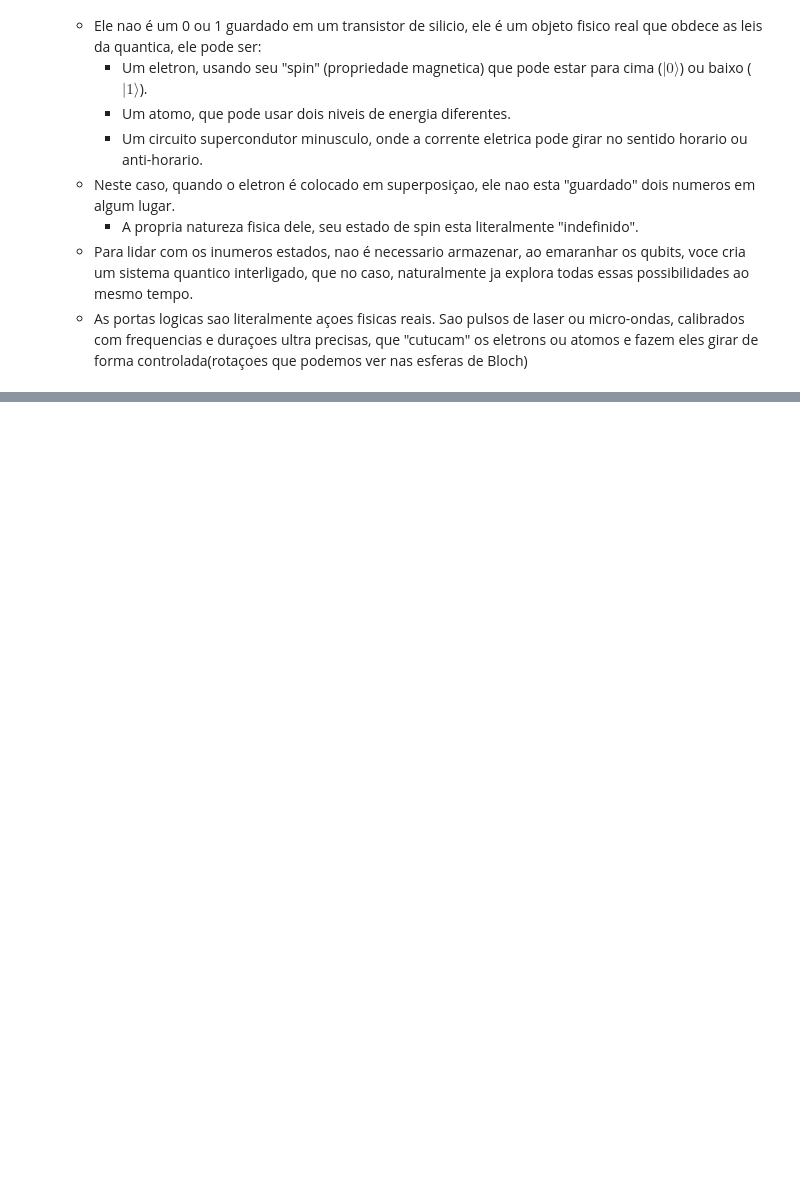
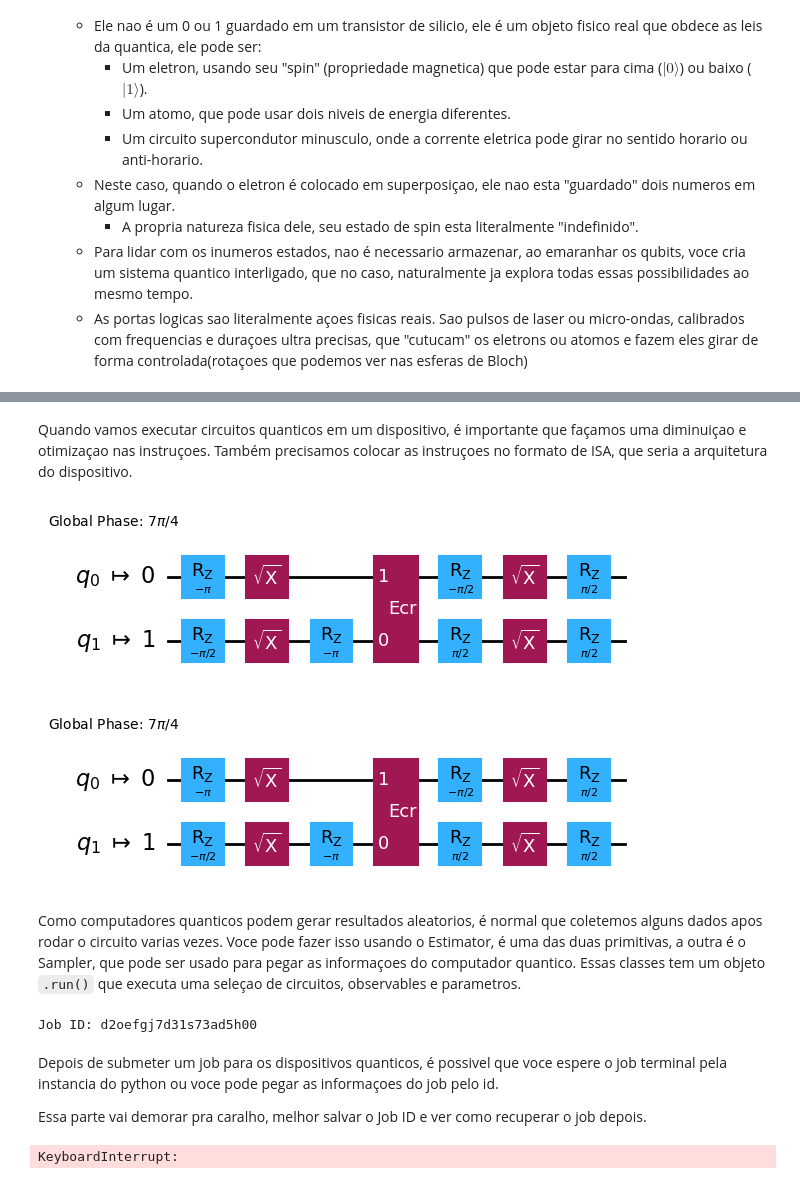
Before and after one commit to joaomoraski/quantum-computing-thesis, a Jupyter notebook: artigos/qiskit-learning.ipynb, the cells around one changed output, grey strips where cells are left out. Cells and saved outputs as stored; diff of their text form; code cells hidden in the pictures; blank space fills up the shorter version.

```diff
--- a/artigos/qiskit-learning.ipynb
+++ b/artigos/qiskit-learning.ipynb
@@ -646,0 +652,9 @@ Primeiro, vamos entender o que seria um qubits fisico.
+# %%
+from dotenv import load_dotenv
+import os
+from qiskit_ibm_runtime import QiskitRuntimeService
+
+load_dotenv()
+secret_key = os.getenv('API_KEY')
+
+service = QiskitRuntimeService(token=secret_key, channel="ibm_quantum_platform", instance="TCC")
@@ -646,0 +680,51 @@ Primeiro, vamos entender o que seria um qubits fisico.
+# %% [markdown]
+Quando vamos executar circuitos quanticos em um dispositivo, é importante que façamos uma diminuiçao e otimizaçao nas instruçoes. Também precisamos colocar as instruçoes no formato de ISA, que seria a arquitetura do dispositivo.
+# %%
+backend = service.least_busy(simulator=False, operational=True)
+
+# convert to isa circuit
+pm = generate_preset_pass_manager(backend=backend, optimization_level=1)
+
+isa_circuit = pm.run(qc)
+
+isa_circuit.draw(output='mpl', idle_wires=False)
+# %% [output]
+[figure, added]
+[figure, added]
+# %% [markdown]
+Como computadores quanticos podem gerar resultados aleatorios, é normal que coletemos alguns dados apos rodar o circuito varias vezes. Voce pode fazer isso usando o Estimator, é uma das duas primitivas, a outra é o Sampler, que pode ser usado para pegar as informaçoes do computador quantico. Essas classes tem um objeto `.run()` que executa uma seleçao de circuitos, observables e parametros.
+# %%
+from qiskit_ibm_runtime import EstimatorV2 as Estimator
+from qiskit.quantum_info import SparsePauliOp
+
+# Descrever isso aq depois
+observables_labels = ["IZ", "IX", "ZI", "XI", "ZZ", "XX"]
+observables = [SparsePauliOp(label) for label in observables_labels]
+
+estimator = Estimator(mode=backend)
+estimator.options.resilience_level = 1
+estimator.options.default_shots = 5000
+
+mapped_observables = [
+    observable.apply_layout(isa_circuit.layout) for observable in observables
+]
+
+job = estimator.run([(isa_circuit, mapped_observables)])
+
+print(f"Job ID: {job.job_id()}")
+# %% [output]
+Job ID: d2oefgj7d31s73ad5h00
+# %% [markdown]
+Depois de submeter um job para os dispositivos quanticos, é possivel que voce espere o job terminal pela instancia do python ou voce pode pegar as informaçoes do job pelo id.
+
+Essa parte vai demorar pra caralho, melhor salvar o Job ID e ver como recuperar o job depois.
+# %%
+# job id d2oefgj7d31s73ad5h00
+
+# Este é o resultado da submissao inteira do job, como enviamos 1, temos aqui um resultado interno e alguns metadados
+job_result = job.result()
+
+# Esse tem o resultado de apenas u pub, que no caso, passamos 6 obversables, entao tem informaçoes nos 6
+pub_result = job_result()[0]
+# %% [output]
+KeyboardInterrupt:
```
Also changed, not shown: parts of 12 cells of this notebook, 1 other file.
